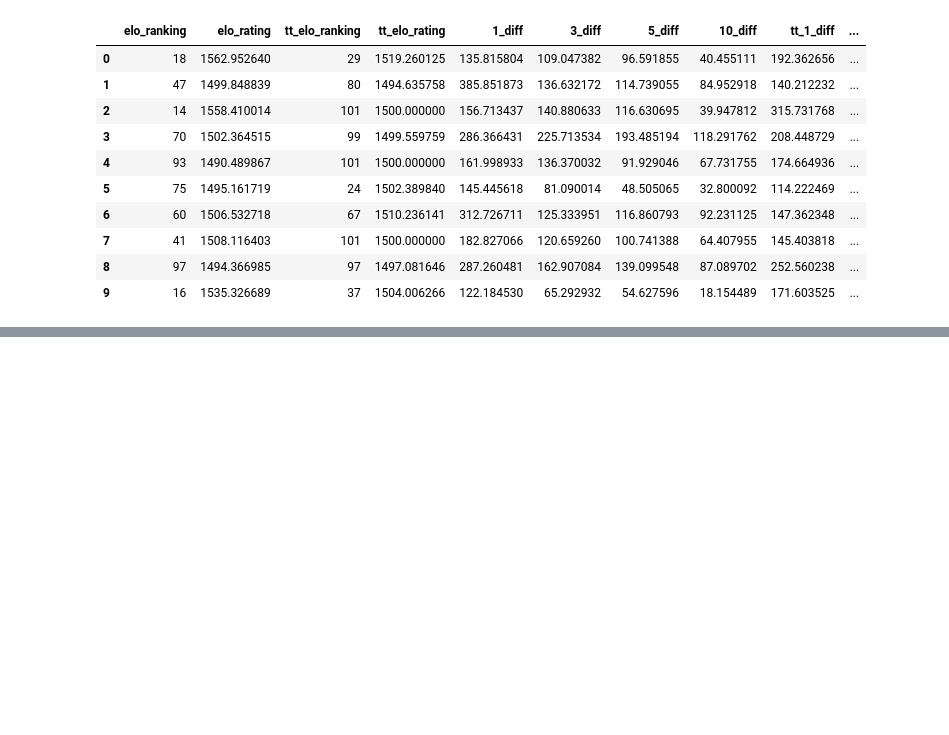
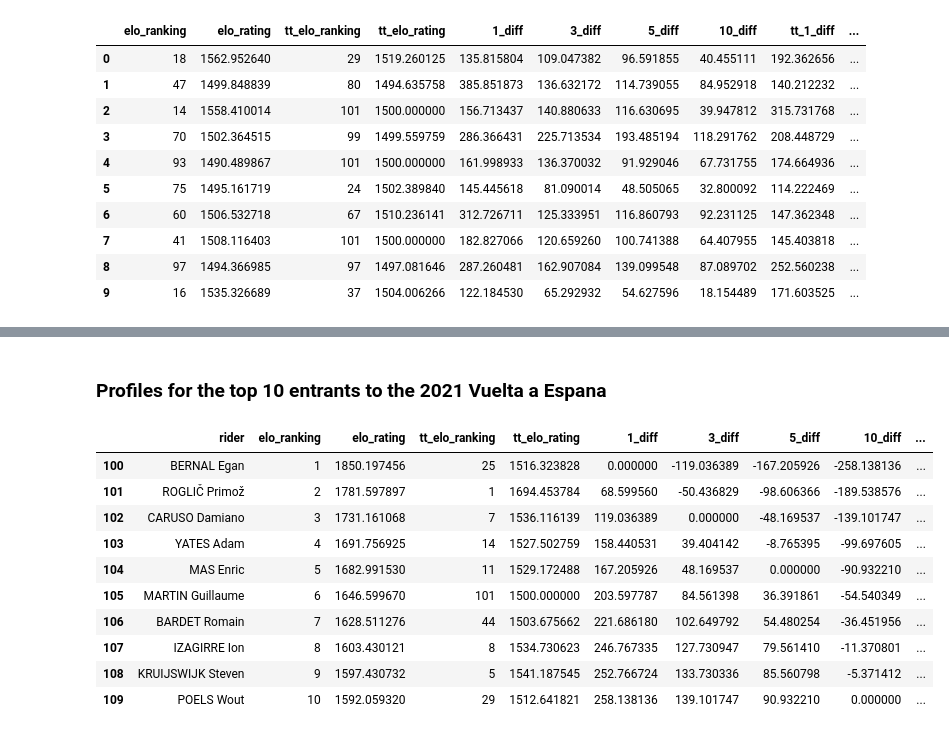
Before and after one commit to SamMorton123/velo-research, a Jupyter notebook: research/veloball-demonstration.ipynb, the cells around one changed output, grey strips where cells are left out. Cells and saved outputs as stored; diff of their text form; code cells hidden in the pictures; blank space fills up the shorter version.

```diff
--- a/research/veloball-demonstration.ipynb
+++ b/research/veloball-demonstration.ipynb
@@ -110,0 +143,16 @@ name: VeloGC XG Boost With Rider Info, id: 7f0abb8f-8b53-4025-a18b-37db84ce7874,
+# %% [markdown]
+### Profiles for the top 10 entrants to the 2021 Vuelta a Espana
+# %%
+demonstration.iloc[100: 110, :]
+# %% [output]
+|  | rider | elo_ranking | elo_rating | tt_elo_ranking | tt_elo_rating | 1_diff | 3_diff | 5_diff | 10_diff | ... |
+| 100 | BERNAL Egan | 1 | 1850.197456 | 25 | 1516.323828 | 0.000000 | -119.036389 | -167.205926 | -258.138136 | ... |
+| 101 | ROGLIČ Primož | 2 | 1781.597897 | 1 | 1694.453784 | 68.599560 | -50.436829 | -98.606366 | -189.538576 | ... |
+| 102 | CARUSO Damiano | 3 | 1731.161068 | 7 | 1536.116139 | 119.036389 | 0.000000 | -48.169537 | -139.101747 | ... |
+| 103 | YATES Adam | 4 | 1691.756925 | 14 | 1527.502759 | 158.440531 | 39.404142 | -8.765395 | -99.697605 | ... |
+| 104 | MAS Enric | 5 | 1682.991530 | 11 | 1529.172488 | 167.205926 | 48.169537 | 0.000000 | -90.932210 | ... |
+| 105 | MARTIN Guillaume | 6 | 1646.599670 | 101 | 1500.000000 | 203.597787 | 84.561398 | 36.391861 | -54.540349 | ... |
+| 106 | BARDET Romain | 7 | 1628.511276 | 44 | 1503.675662 | 221.686180 | 102.649792 | 54.480254 | -36.451956 | ... |
+| 107 | IZAGIRRE Ion | 8 | 1603.430121 | 8 | 1534.730623 | 246.767335 | 127.730947 | 79.561410 | -11.370801 | ... |
+| 108 | KRUIJSWIJK Steven | 9 | 1597.430732 | 5 | 1541.187545 | 252.766724 | 133.730336 | 85.560798 | -5.371412 | ... |
+| 109 | POELS Wout | 10 | 1592.059320 | 29 | 1512.641821 | 258.138136 | 139.101747 | 90.932210 | 0.000000 | ... |
```
Also changed, not shown: parts of 25 cells of this notebook.
